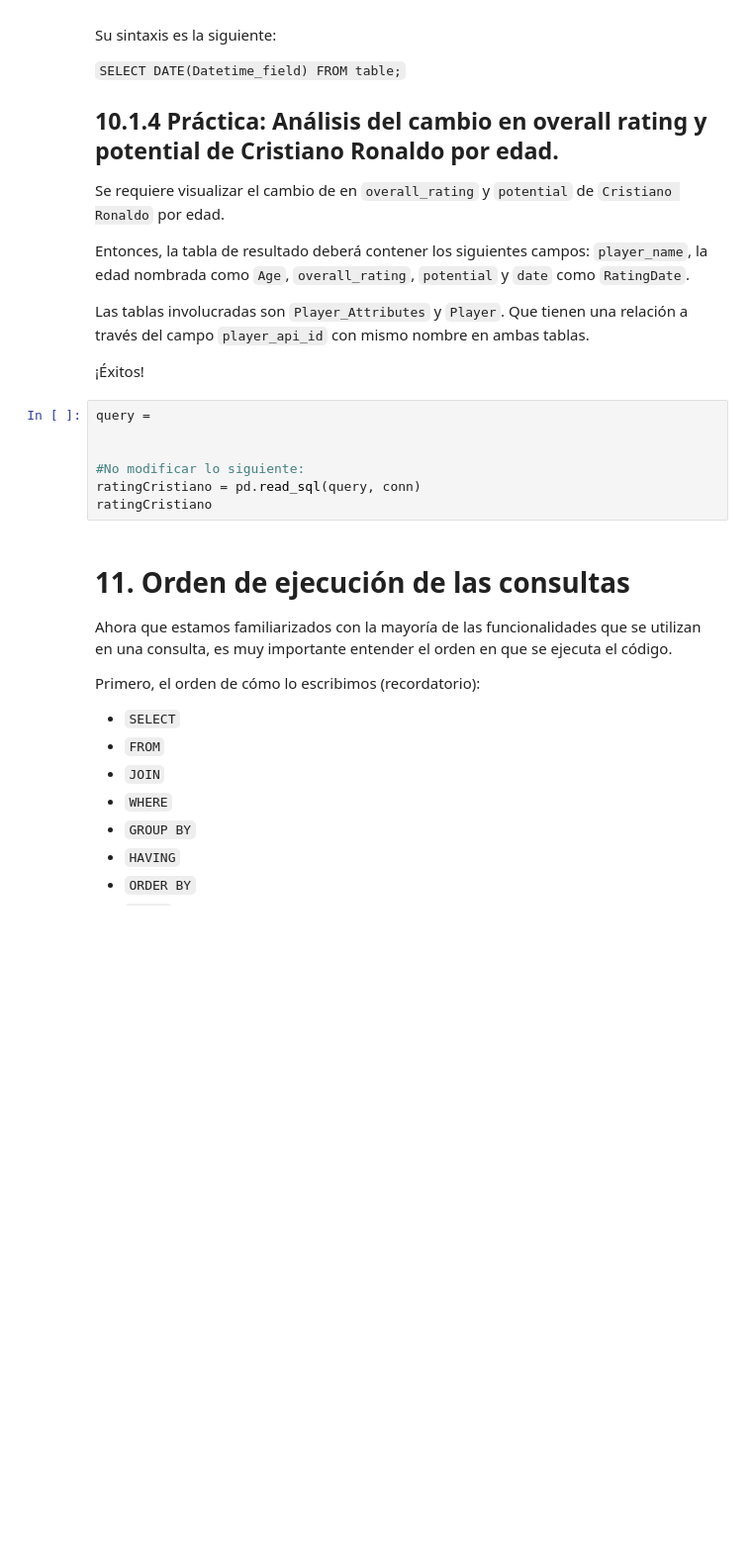
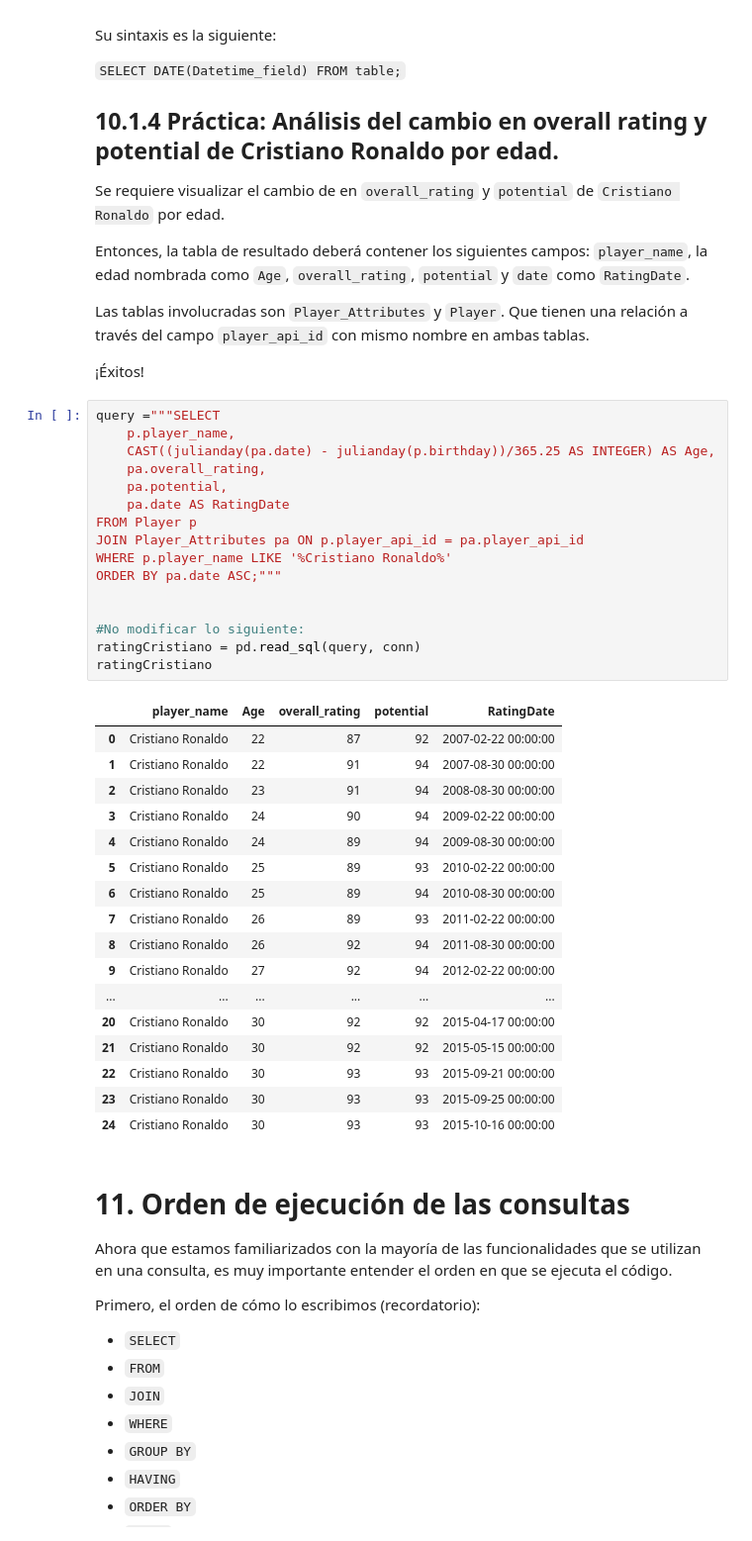
Before and after one commit to Felipecuestas98/Bootcamp-Mintic, a Jupyter notebook: Data_Analysis_SQL.ipynb, the cells around one changed output. Shown: that part at 99% size. Cells and saved outputs as stored; diff of their text form; blank space fills up the shorter version.

```diff
--- a/Data_Analysis_SQL.ipynb
+++ b/Data_Analysis_SQL.ipynb
@@ -1527,13 +1600,40 @@ Las tablas involucradas son `Player_Attributes` y `Player`. Que tienen una relac
 
 
 ¡Éxitos!
-# %%
-query =
-
-
-#No modificar lo siguiente:
-ratingCristiano = pd.read_sql(query, conn)
-ratingCristiano
+# %%
+query ="""SELECT
+    p.player_name,
+    CAST((julianday(pa.date) - julianday(p.birthday))/365.25 AS INTEGER) AS Age,
+    pa.overall_rating,
+    pa.potential,
+    pa.date AS RatingDate
+FROM Player p
+JOIN Player_Attributes pa ON p.player_api_id = pa.player_api_id
+WHERE p.player_name LIKE '%Cristiano Ronaldo%'
+ORDER BY pa.date ASC;"""
+
+
+#No modificar lo siguiente:
+ratingCristiano = pd.read_sql(query, conn)
+ratingCristiano
+# %% [output]
+|  | player_name | Age | overall_rating | potential | RatingDate |
+| 0 | Cristiano Ronaldo | 22 | 87 | 92 | 2007-02-22 00:00:00 |
+| 1 | Cristiano Ronaldo | 22 | 91 | 94 | 2007-08-30 00:00:00 |
+| 2 | Cristiano Ronaldo | 23 | 91 | 94 | 2008-08-30 00:00:00 |
+| 3 | Cristiano Ronaldo | 24 | 90 | 94 | 2009-02-22 00:00:00 |
+| 4 | Cristiano Ronaldo | 24 | 89 | 94 | 2009-08-30 00:00:00 |
+| 5 | Cristiano Ronaldo | 25 | 89 | 93 | 2010-02-22 00:00:00 |
+| 6 | Cristiano Ronaldo | 25 | 89 | 94 | 2010-08-30 00:00:00 |
+| 7 | Cristiano Ronaldo | 26 | 89 | 93 | 2011-02-22 00:00:00 |
+| 8 | Cristiano Ronaldo | 26 | 92 | 94 | 2011-08-30 00:00:00 |
+| 9 | Cristiano Ronaldo | 27 | 92 | 94 | 2012-02-22 00:00:00 |
+| ... | ... | ... | ... | ... | ... |
+| 20 | Cristiano Ronaldo | 30 | 92 | 92 | 2015-04-17 00:00:00 |
+| 21 | Cristiano Ronaldo | 30 | 92 | 92 | 2015-05-15 00:00:00 |
+| 22 | Cristiano Ronaldo | 30 | 93 | 93 | 2015-09-21 00:00:00 |
+| 23 | Cristiano Ronaldo | 30 | 93 | 93 | 2015-09-25 00:00:00 |
+| 24 | Cristiano Ronaldo | 30 | 93 | 93 | 2015-10-16 00:00:00 |
 # %% [markdown]
 # 11. Orden de ejecución de las consultas
 
```
Also changed, not shown: parts of 14 cells of this notebook.
